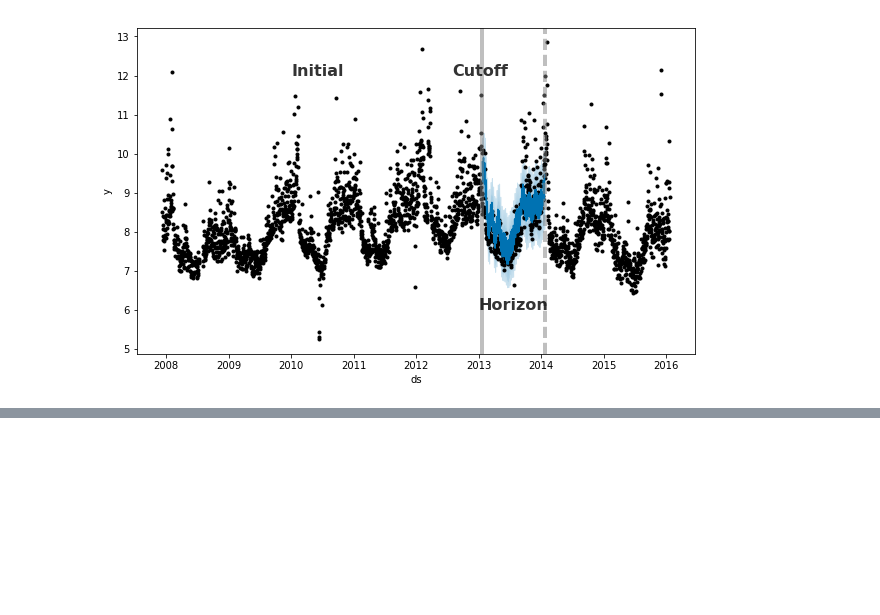
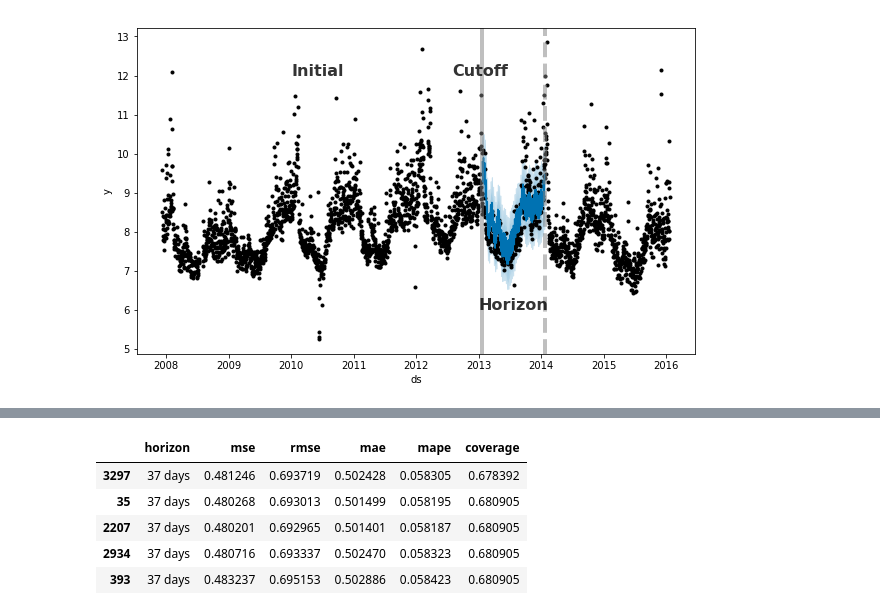
Before and after one commit to facebook/prophet, a Jupyter notebook: notebooks/diagnostics.ipynb, the cells around one changed output, grey strips where cells are left out. Saved outputs shown, nothing was run; the diff lists cells and outputs as text; code cells hidden in the pictures; blank space fills up the shorter version.

```diff
--- a/notebooks/diagnostics.ipynb
+++ b/notebooks/diagnostics.ipynb
@@ -88,0 +102,11 @@ df_cv.head()
+# %%
+from fbprophet.diagnostics import performance_metrics
+df_p = performance_metrics(df_cv)
+df_p.head()
+# %% [output]
+|  | horizon | mse | rmse | mae | mape | coverage |
+| 3297 | 37 days | 0.481246 | 0.693719 | 0.502428 | 0.058305 | 0.678392 |
+| 35 | 37 days | 0.480268 | 0.693013 | 0.501499 | 0.058195 | 0.680905 |
+| 2207 | 37 days | 0.480201 | 0.692965 | 0.501401 | 0.058187 | 0.680905 |
+| 2934 | 37 days | 0.480716 | 0.693337 | 0.502470 | 0.058323 | 0.680905 |
+| 393 | 37 days | 0.483237 | 0.695153 | 0.502886 | 0.058423 | 0.680905 |
```
Also changed, not shown: parts of 8 cells of this notebook, 2 other files.
